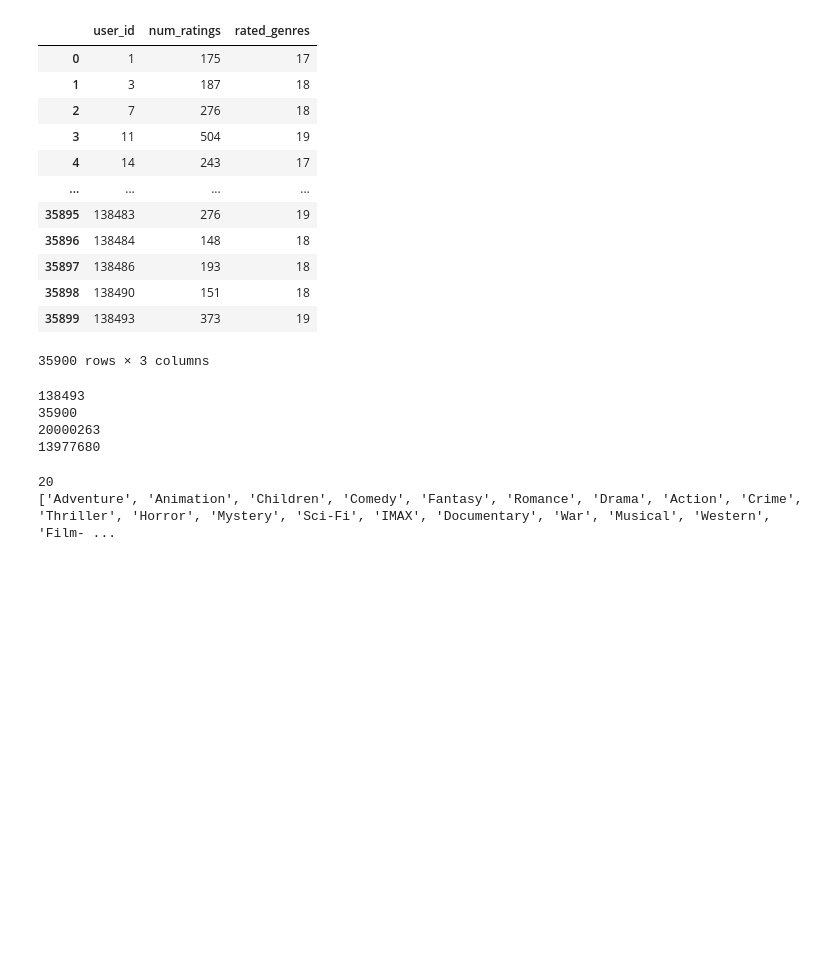
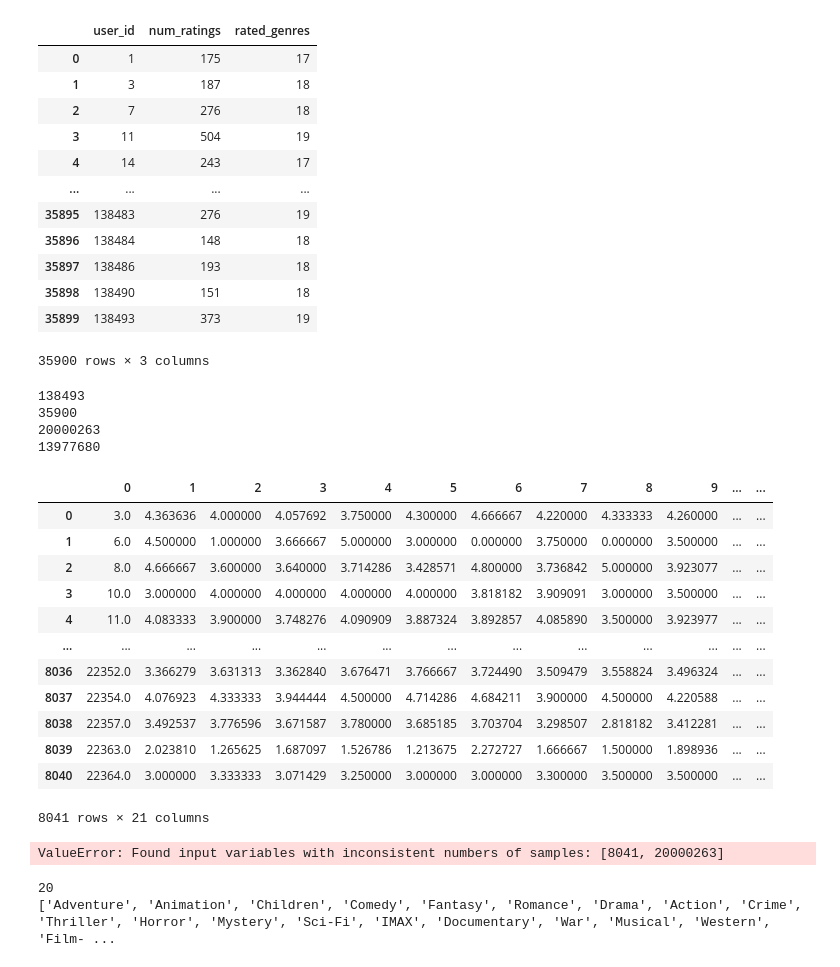
Before and after one commit to Cagancancacan/RecSys_Serendipity, a Jupyter notebook: Preprocessing.ipynb, the cells around one changed output. Cells and saved outputs as stored; diff of their text form; code cells hidden in the pictures; blank space fills up the shorter version.

```diff
--- a/Preprocessing.ipynb
+++ b/Preprocessing.ipynb
@@ -226,24 +226,39 @@ print(reduced_ratings_amount)
 # %%
 #given user and movie --> predict rate
 #kNN with average grade for each genre given by user
 
 from sklearn.neighbors import KNeighborsRegressor
 
 kNN = KNeighborsRegressor(n_neighbors=5)
 
 #Load Data
 data_folder = "C:/Users/roman/OneDrive/Bureau/UM/BA/Y3/P1/RS/Group Assignment/archive"
 average_ratings_per_user_for_each_genre_df = pd.read_csv(data_folder + "/data.csv")
 data_df = average_ratings_per_user_for_each_genre_df.fillna(0)
 data_df = data_df.drop(8041)
 display(data_df)
 
 X = data_df.to_numpy()
-Y = all movies rated by user
+Y = ratings_df.to_numpy()
 
 kNN.fit(X, Y)
 
 print(kNN.predict())
+# %% [output]
+|  | 0 | 1 | 2 | 3 | 4 | 5 | 6 | 7 | 8 | 9 | ... | ... |
+| 0 | 3.0 | 4.363636 | 4.000000 | 4.057692 | 3.750000 | 4.300000 | 4.666667 | 4.220000 | 4.333333 | 4.260000 | ... | ... |
+| 1 | 6.0 | 4.500000 | 1.000000 | 3.666667 | 5.000000 | 3.000000 | 0.000000 | 3.750000 | 0.000000 | 3.500000 | ... | ... |
+| 2 | 8.0 | 4.666667 | 3.600000 | 3.640000 | 3.714286 | 3.428571 | 4.800000 | 3.736842 | 5.000000 | 3.923077 | ... | ... |
+| 3 | 10.0 | 3.000000 | 4.000000 | 4.000000 | 4.000000 | 4.000000 | 3.818182 | 3.909091 | 3.000000 | 3.500000 | ... | ... |
+| 4 | 11.0 | 4.083333 | 3.900000 | 3.748276 | 4.090909 | 3.887324 | 3.892857 | 4.085890 | 3.500000 | 3.923977 | ... | ... |
+| ... | ... | ... | ... | ... | ... | ... | ... | ... | ... | ... | ... | ... |
+| 8036 | 22352.0 | 3.366279 | 3.631313 | 3.362840 | 3.676471 | 3.766667 | 3.724490 | 3.509479 | 3.558824 | 3.496324 | ... | ... |
+| 8037 | 22354.0 | 4.076923 | 4.333333 | 3.944444 | 4.500000 | 4.714286 | 4.684211 | 3.900000 | 4.500000 | 4.220588 | ... | ... |
+| 8038 | 22357.0 | 3.492537 | 3.776596 | 3.671587 | 3.780000 | 3.685185 | 3.703704 | 3.298507 | 2.818182 | 3.412281 | ... | ... |
+| 8039 | 22363.0 | 2.023810 | 1.265625 | 1.687097 | 1.526786 | 1.213675 | 2.272727 | 1.666667 | 1.500000 | 1.898936 | ... | ... |
+| 8040 | 22364.0 | 3.000000 | 3.333333 | 3.071429 | 3.250000 | 3.000000 | 3.000000 | 3.300000 | 3.500000 | 3.500000 | ... | ... |
+8041 rows × 21 columns
+ValueError: Found input variables with inconsistent numbers of samples: [8041, 20000263]
 # %%
 # %% [output]
 20
```
Also changed, not shown: 1 other file.
